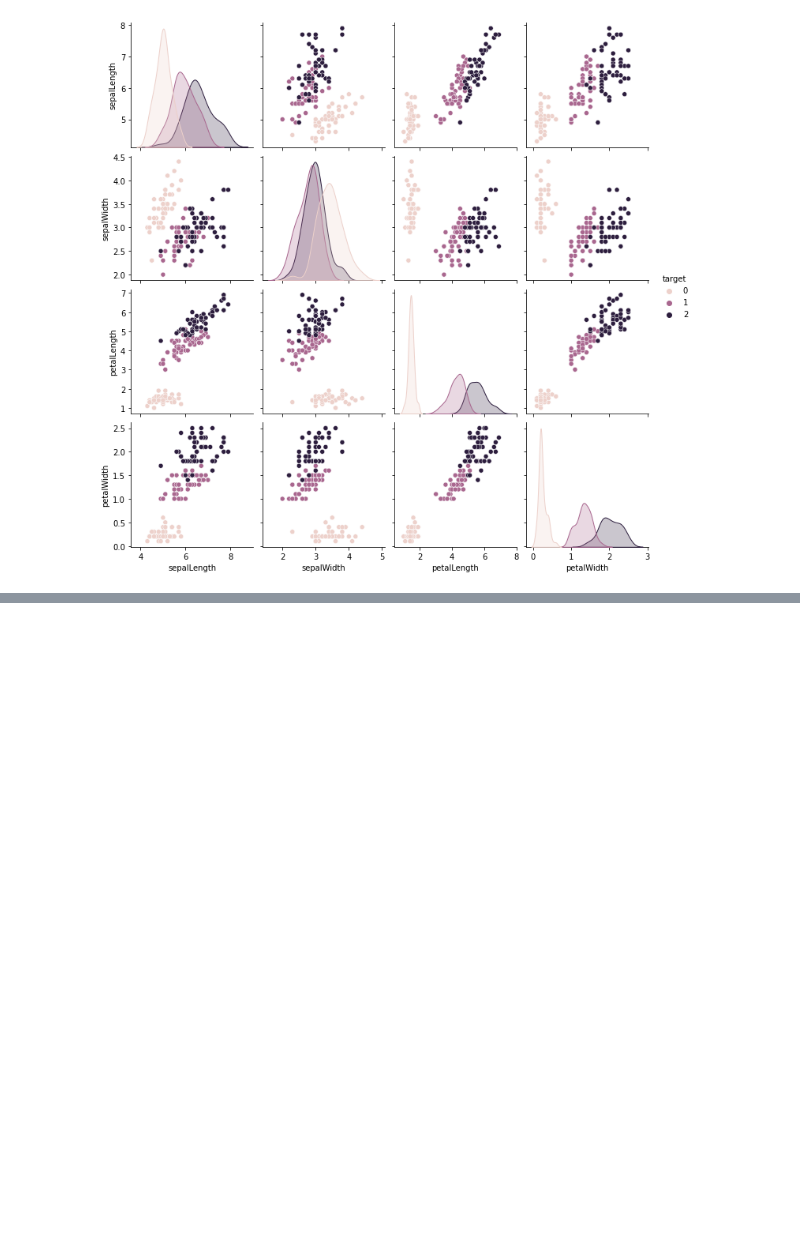
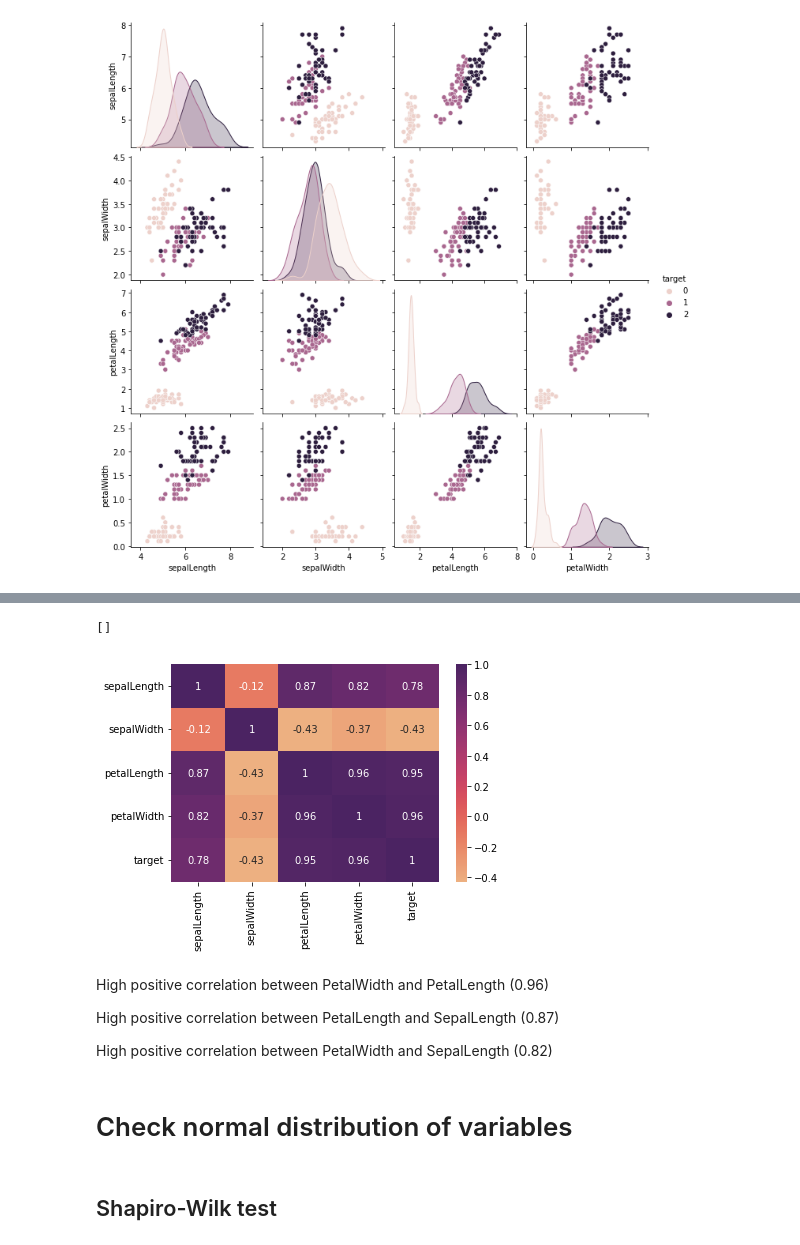
Before and after one commit to nafisa-samia/Statistical-Analysis-of-Iris-Dataset, a Jupyter notebook: Statistical Analysis with Iris Data.ipynb, the cells around one changed output, grey strips where cells are left out. Drawn from its saved outputs; the diff is of its cells as text; code cells hidden in the pictures; blank space fills up the shorter version.

```diff
--- a/Statistical Analysis with Iris Data.ipynb
+++ b/Statistical Analysis with Iris Data.ipynb
@@ -101,0 +114,16 @@ plt.show()
+# %%
+seaborn.heatmap(iris.corr(),annot=True,cmap='flare')
+plt.plot()
+# %% [output]
+[]
+[figure, added]
+# %% [markdown]
+High positive correlation between PetalWidth and PetalLength (0.96)
+
+High positive correlation between PetalLength and SepalLength (0.87)
+
+High positive correlation between PetalWidth and SepalLength (0.82)
+# %% [markdown]
+# Check normal distribution of variables
+# %% [markdown]
+## Shapiro-Wilk test
```
Also changed, not shown: parts of 24 cells of this notebook.
